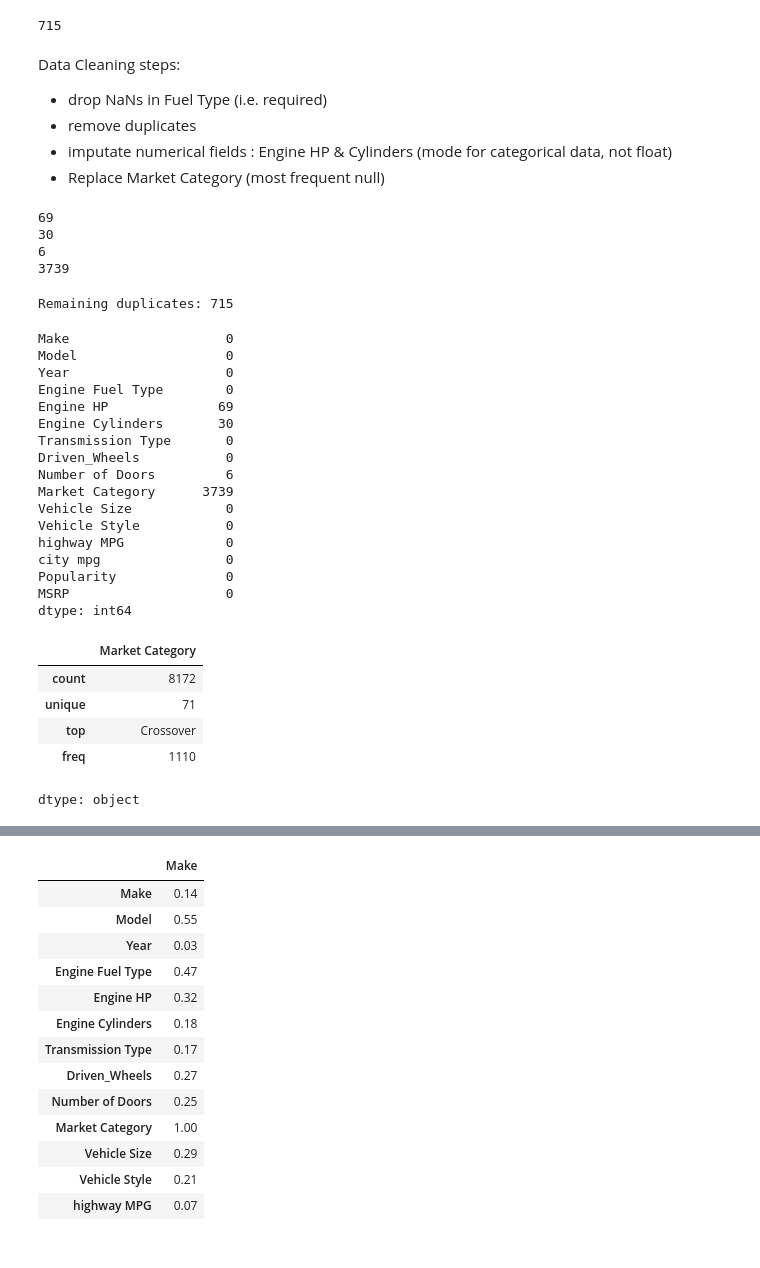
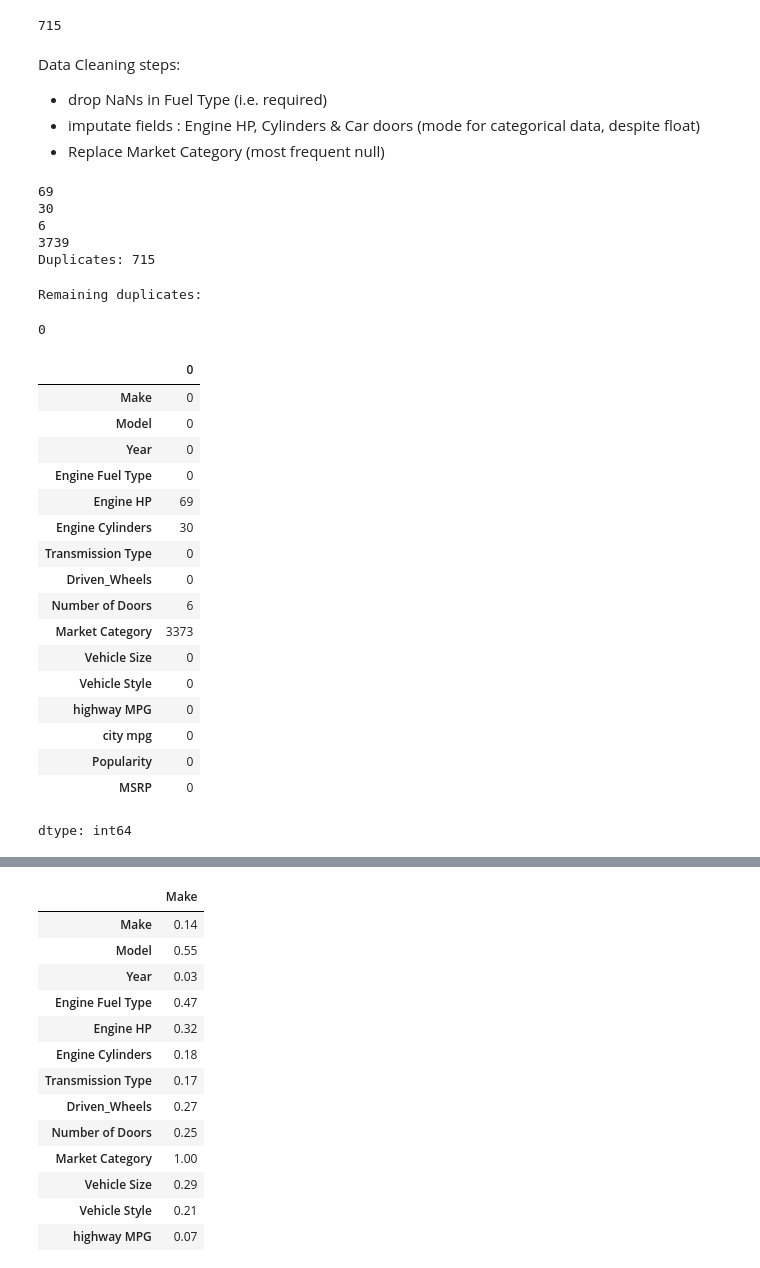
Before and after one commit to sarahajbane/colab_workbook_templates, a Jupyter notebook: Car_Analysis.ipynb, the cells around one changed output, grey strips where cells are left out. Drawn from its saved outputs; the diff is of its cells as text; code cells hidden in the pictures.

```diff
--- a/Car_Analysis.ipynb
+++ b/Car_Analysis.ipynb
@@ -59,52 +59,47 @@ memory usage: 1.5+ MB
 Data Cleaning steps:
 
 *   drop NaNs in Fuel Type (i.e. required)
-*   remove duplicates
-*   imputate numerical fields : Engine HP & Cylinders (mode for categorical data, not float)
+*   imputate fields : Engine HP, Cylinders & Car doors (mode for categorical data, despite float)
 *   Replace Market Category (most frequent null)
 # %%
 df_cleaned = df[df['Engine Fuel Type'].notna()] # create cleaned dataframe without NaN Fuel Types
 # %%
 for i in df_cleaned.isnull().sum():
   if i>0:
-    print(i)
+    print(f'{i}')
+
+print('Duplicates:', df_cleaned.duplicated().sum())
 # %% [output]
 69
 30
 6
 3739
+Duplicates: 715
 # %%
-df_cleaned.drop_duplicates() # drop duplicates in the new dataframe
-print('Remaining duplicates:', df_cleaned.duplicated().sum()) # check duplicates
-# Still 715 - unchanged withouth subset parameter
+df_cleaned.drop_duplicates(inplace=True) # drop duplicates in the new dataframe
+print('Remaining duplicates:')
+df_cleaned.duplicated().sum() # check duplicates
 # %% [output]
-Remaining duplicates: 715
+Remaining duplicates:
+0
-# %%
-print(df_cleaned.isnull().sum())
-#df_cleaned = df.dropna()
-#df_cleaned.duplicated().sum()
-df_cleaned['Market Category'].describe()
-# %% [output]
-Make                    0
-Model                   0
-Year                    0
-Engine Fuel Type        0
-Engine HP              69
-Engine Cylinders       30
-Transmission Type       0
-Driven_Wheels           0
-Number of Doors         6
-Market Category      3739
-Vehicle Size            0
-Vehicle Style           0
-highway MPG             0
-city mpg                0
-Popularity              0
-MSRP                    0
-dtype: int64
-|  | Market Category |
-| count | 8172 |
-| unique | 71 |
-| top | Crossover |
-| freq | 1110 |
-dtype: object
+# %%
+df_cleaned.isnull().sum()
+# %% [output]
+|  | 0 |
+| Make | 0 |
+| Model | 0 |
+| Year | 0 |
+| Engine Fuel Type | 0 |
+| Engine HP | 69 |
+| Engine Cylinders | 30 |
+| Transmission Type | 0 |
+| Driven_Wheels | 0 |
+| Number of Doors | 6 |
+| Market Category | 3373 |
+| Vehicle Size | 0 |
+| Vehicle Style | 0 |
+| highway MPG | 0 |
+| city mpg | 0 |
+| Popularity | 0 |
+| MSRP | 0 |
+dtype: int64
```
Also changed, not shown: parts of 5 cells of this notebook.
